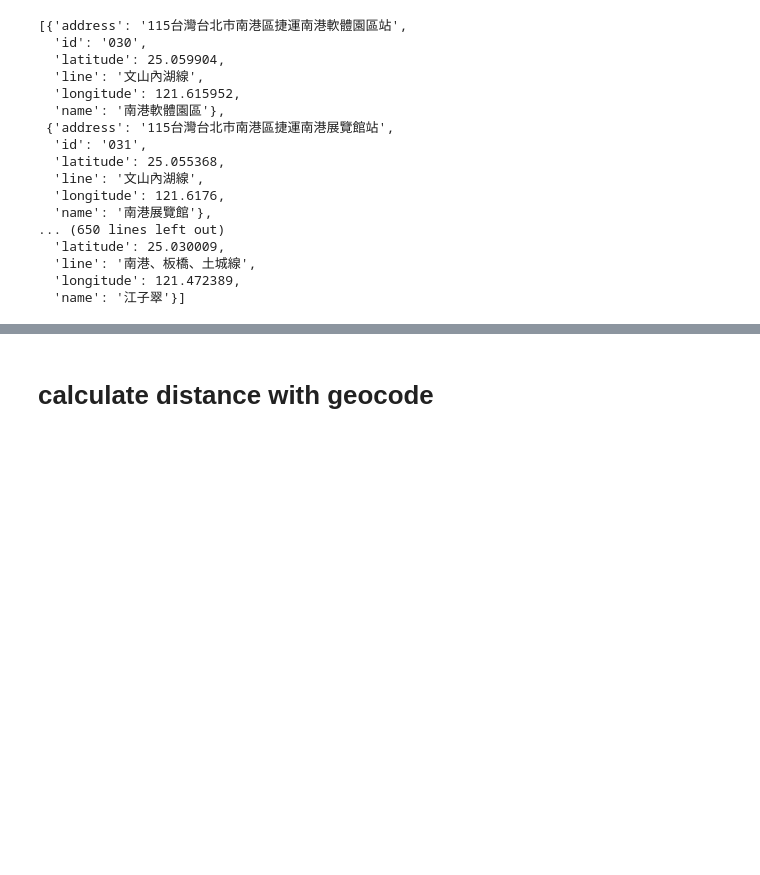
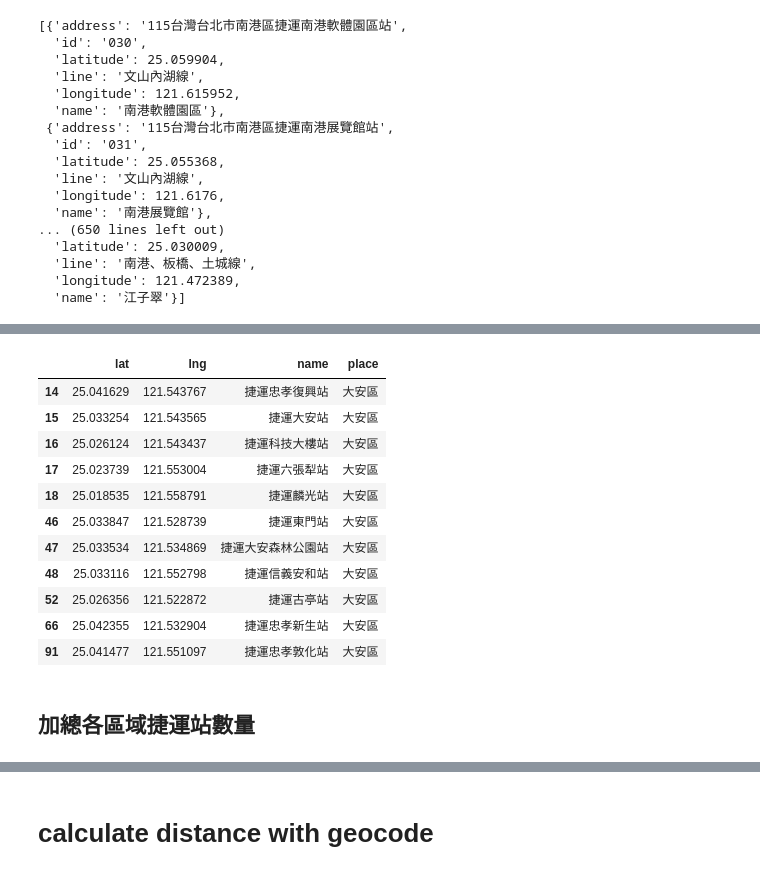
Before and after one commit to UnderSam/591_project, a Jupyter notebook: 591_project.ipynb, the cells around one changed output, grey strips where cells are left out. Cells and saved outputs as stored; diff of their text form; code cells hidden in the pictures; blank space fills up the shorter version.

```diff
--- a/591_project.ipynb
+++ b/591_project.ipynb
@@ -63,0 +132,17 @@ mrt_data
+# %%
+mrt_df.loc[mrt_df.place == "大安區"]
+# %% [output]
+|  | lat | lng | name | place |
+| 14 | 25.041629 | 121.543767 | 捷運忠孝復興站 | 大安區 |
+| 15 | 25.033254 | 121.543565 | 捷運大安站 | 大安區 |
+| 16 | 25.026124 | 121.543437 | 捷運科技大樓站 | 大安區 |
+| 17 | 25.023739 | 121.553004 | 捷運六張犁站 | 大安區 |
+| 18 | 25.018535 | 121.558791 | 捷運麟光站 | 大安區 |
+| 46 | 25.033847 | 121.528739 | 捷運東門站 | 大安區 |
+| 47 | 25.033534 | 121.534869 | 捷運大安森林公園站 | 大安區 |
+| 48 | 25.033116 | 121.552798 | 捷運信義安和站 | 大安區 |
+| 52 | 25.026356 | 121.522872 | 捷運古亭站 | 大安區 |
+| 66 | 25.042355 | 121.532904 | 捷運忠孝新生站 | 大安區 |
+| 91 | 25.041477 | 121.551097 | 捷運忠孝敦化站 | 大安區 |
+# %% [markdown]
+## 加總各區域捷運站數量
```
Also changed, not shown: parts of 20 cells of this notebook, 3 other files.
